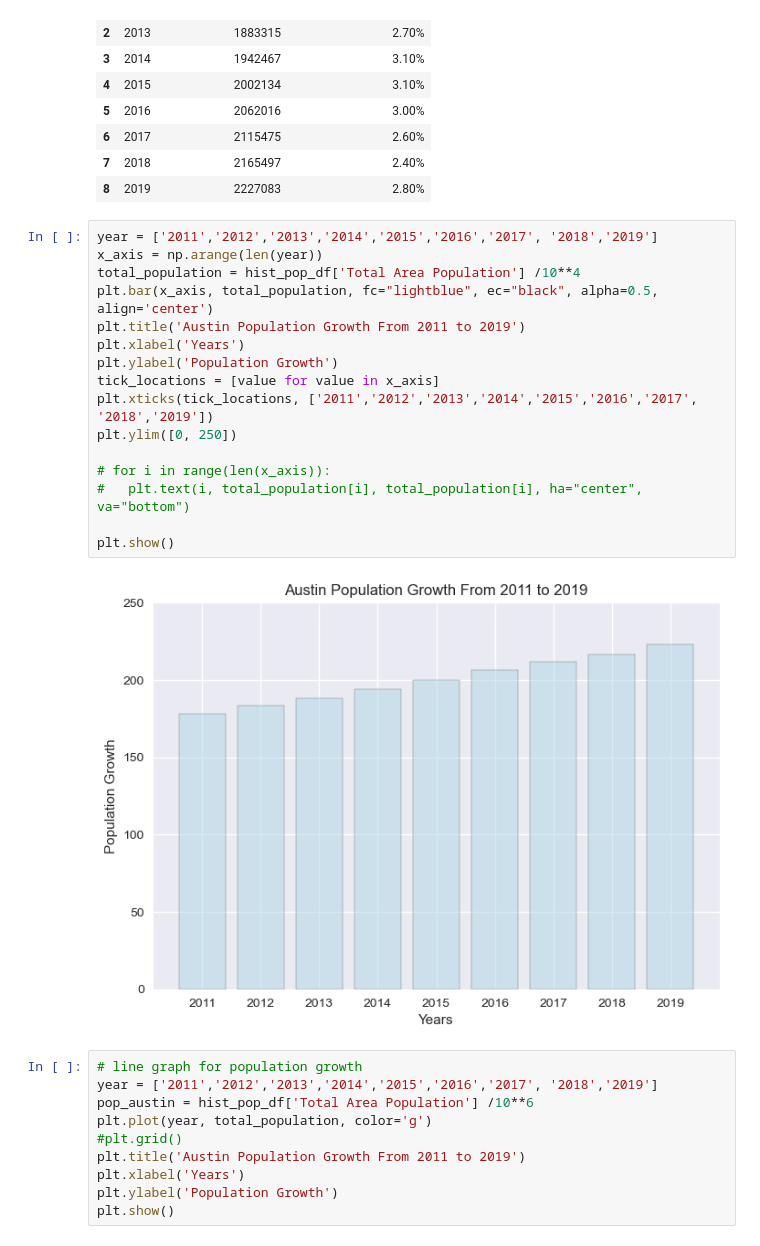
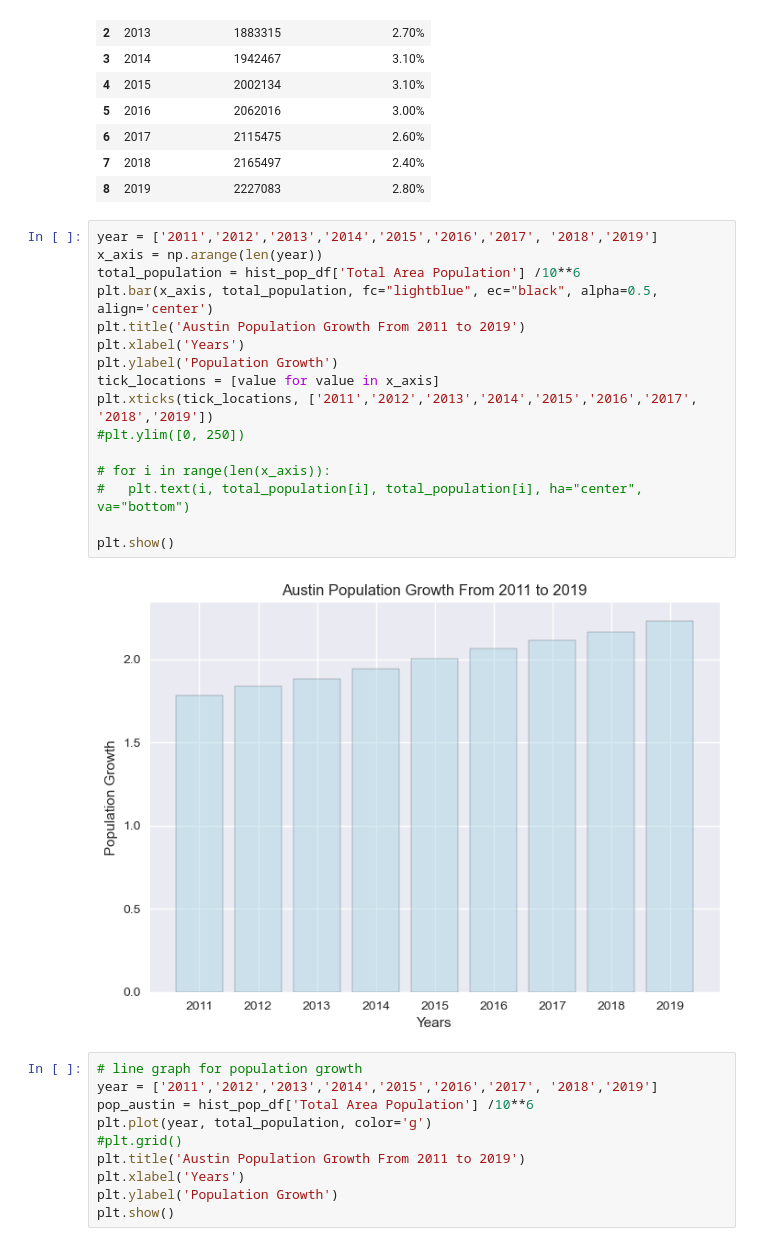
Before and after one commit to bennettnorth/Group-5-Project-1, a Jupyter notebook: Project File.ipynb, the cells around one changed output. Saved outputs shown, nothing was run; the diff lists cells and outputs as text.

Commit message:
change code in total_population

```diff
--- a/Project File.ipynb
+++ b/Project File.ipynb
@@ -100,21 +103,21 @@ hist_pop_df
 # %%
 year = ['2011','2012','2013','2014','2015','2016','2017', '2018','2019']
 x_axis = np.arange(len(year))
-total_population = hist_pop_df['Total Area Population'] /10**4
+total_population = hist_pop_df['Total Area Population'] /10**6
 plt.bar(x_axis, total_population, fc="lightblue", ec="black", alpha=0.5, align='center')
 plt.title('Austin Population Growth From 2011 to 2019')
 plt.xlabel('Years')
 plt.ylabel('Population Growth')
 tick_locations = [value for value in x_axis]
 plt.xticks(tick_locations, ['2011','2012','2013','2014','2015','2016','2017', '2018','2019'])
-plt.ylim([0, 250])
+#plt.ylim([0, 250])
 
 # for i in range(len(x_axis)):
 #   plt.text(i, total_population[i], total_population[i], ha="center", va="bottom")
 
 plt.show()
 # %% [output]
-[figure, old version]
+[figure, new version]
 # %%
 # line graph for population growth
 year = ['2011','2012','2013','2014','2015','2016','2017', '2018','2019']
```
Also changed, not shown: parts of 1 cell of this notebook.
